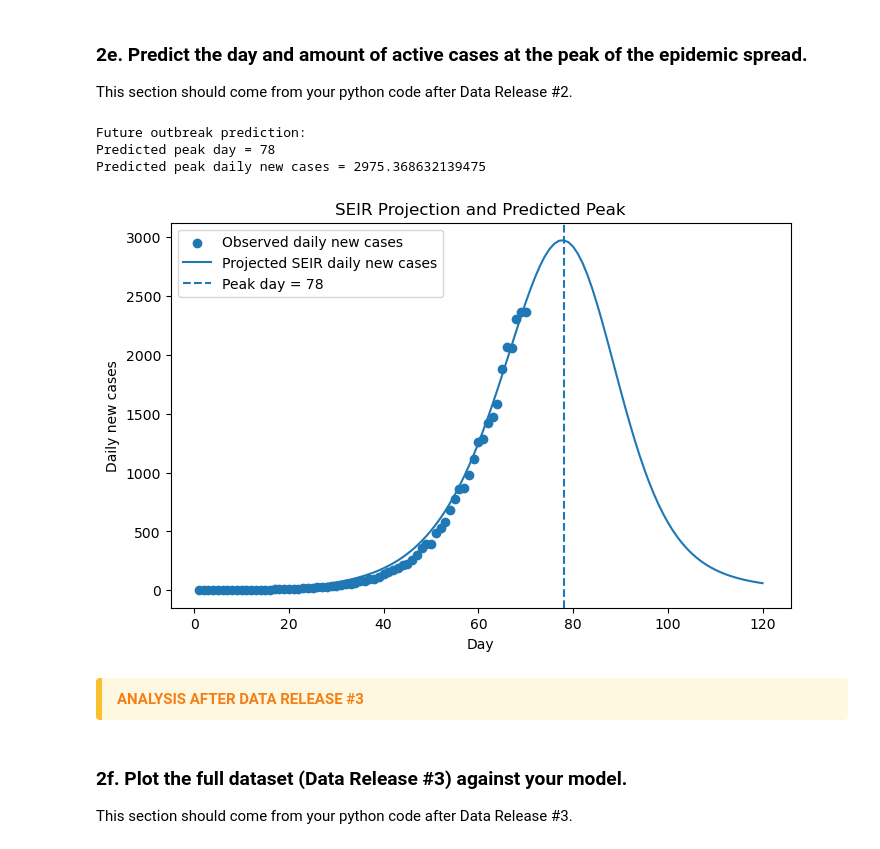
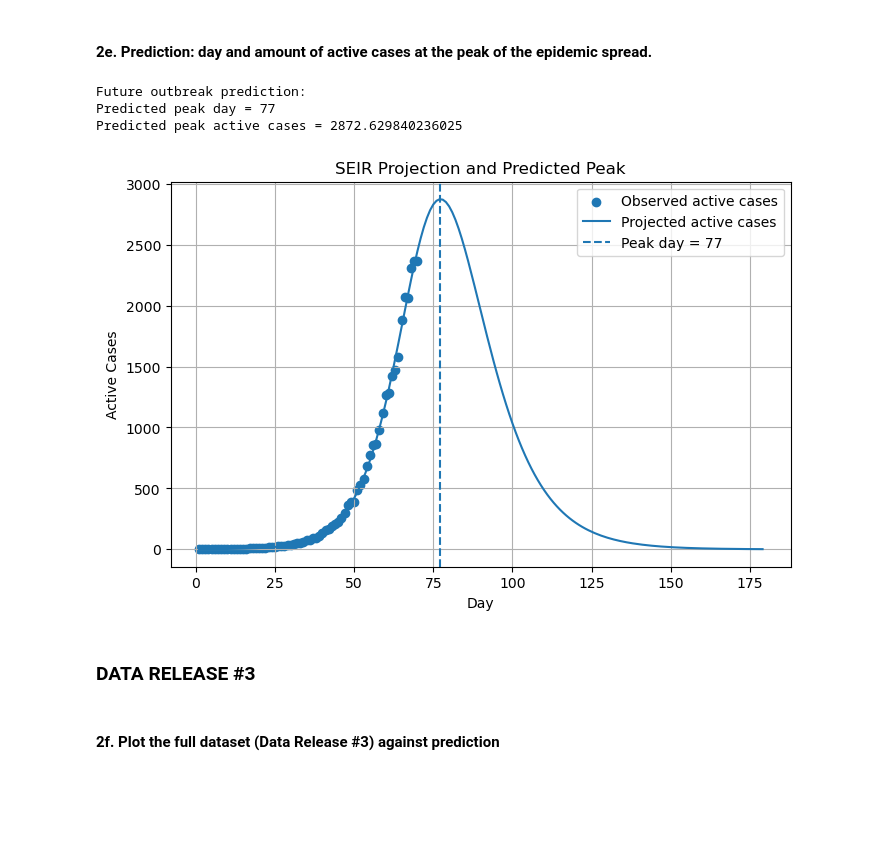
Before and after one commit to breckleytheresa13-debug/Module-2-Epidemics-SIR-Modeling, a Jupyter notebook: Notebook examples/Template_student_final_notebook.ipynb, the cells around one changed output. Cells and saved outputs as stored; diff of their text form; code cells hidden in the pictures; blank space fills up the shorter version.

```diff
--- a/Notebook examples/Template_student_final_notebook.ipynb
+++ b/Notebook examples/Template_student_final_notebook.ipynb
@@ -409,56 +283,44 @@ Estimated infectious period (days) = 25.0
 # %% [markdown]
-### 2e. Predict the day and amount of active cases at the peak of the epidemic spread.
-This section should come from your python code after Data Release #2.
+#### **2e. Prediction: day and amount of active cases at the peak of the epidemic spread.**
 # %%
-# ---------------------------
-# Predict Future Peak
-# ---------------------------
-future_timepoints = np.arange(1, 121, 1)
+# This rebuilds the starting susceptible population using the best E0 value
+S0_best = N - best_E0 - I0 - R0_initial
 
-S_future, E_future, I_future, R_future, new_cases_future = seir_daily_new_cases(
+future_timepoints = np.arange(1, 180, 1)
+
+S_future, E_future, I_future, R_future = seir_model(
     best_beta, best_sigma, best_gamma,
-    S0, E0, I0, R0_init,
+    S0_best, best_E0, I0, R0_initial,
     future_timepoints, N
 )
 
-peak_index = np.argmax(new_cases_future)
+# This finds the predicted peak from the future simulation
+peak_index = np.argmax(I_future)
 peak_day = future_timepoints[peak_index]
-peak_value = new_cases_future[peak_index]
+peak_value = I_future[peak_index]
 
-print("\nFuture outbreak prediction:")
+print("Future outbreak prediction:")
 print("Predicted peak day =", peak_day)
-print("Predicted peak daily new cases =", peak_value)
+print("Predicted peak active cases =", peak_value)
 
-
-# ---------------------------
-# Plot Future Projection
-# ---------------------------
+# This plots the future prediction and marks the predicted peak day
 plt.figure(figsize=(8, 5))
-plt.scatter(days_data, infected_data, label="Observed daily new cases")
-plt.plot(future_timepoints, new_cases_future, label="Projected SEIR daily new cases")
+plt.scatter(days2, active2, label="Observed active cases")
+plt.plot(future_timepoints, I_future, label="Projected active cases")
 plt.axvline(peak_day, linestyle="--", label=f"Peak day = {peak_day}")
 plt.xlabel("Day")
-plt.ylabel("Daily new cases")
+plt.ylabel("Active Cases")
 plt.title("SEIR Projection and Predicted Peak")
 plt.legend()
+plt.grid(True)
 plt.show()
 # %% [output]
 Future outbreak prediction:
-Predicted peak day = 78
-Predicted peak daily new cases = 2975.368632139475
+Predicted peak day = 77
+Predicted peak active cases = 2872.629840236025
-[figure, old version]
+[figure, new version]
 # %% [markdown]
-
-<div style="
-    border-left: 6px solid #fbc02d;
-    background-color: #fff8e1;
-    padding: 10px 15px;
-    border-radius: 4px;
-">
-<b style="color:#f57f17;">ANALYSIS AFTER DATA RELEASE #3</b>
-
-</div>
+### **DATA RELEASE #3**
 # %% [markdown]
-### 2f. Plot the full dataset (Data Release #3) against your model.
-This section should come from your python code after Data Release #3.
+#### **2f. Plot the full dataset (Data Release #3) against prediction**
 # %%
```
Also changed, not shown: parts of 31 cells of this notebook, 1 other file.
